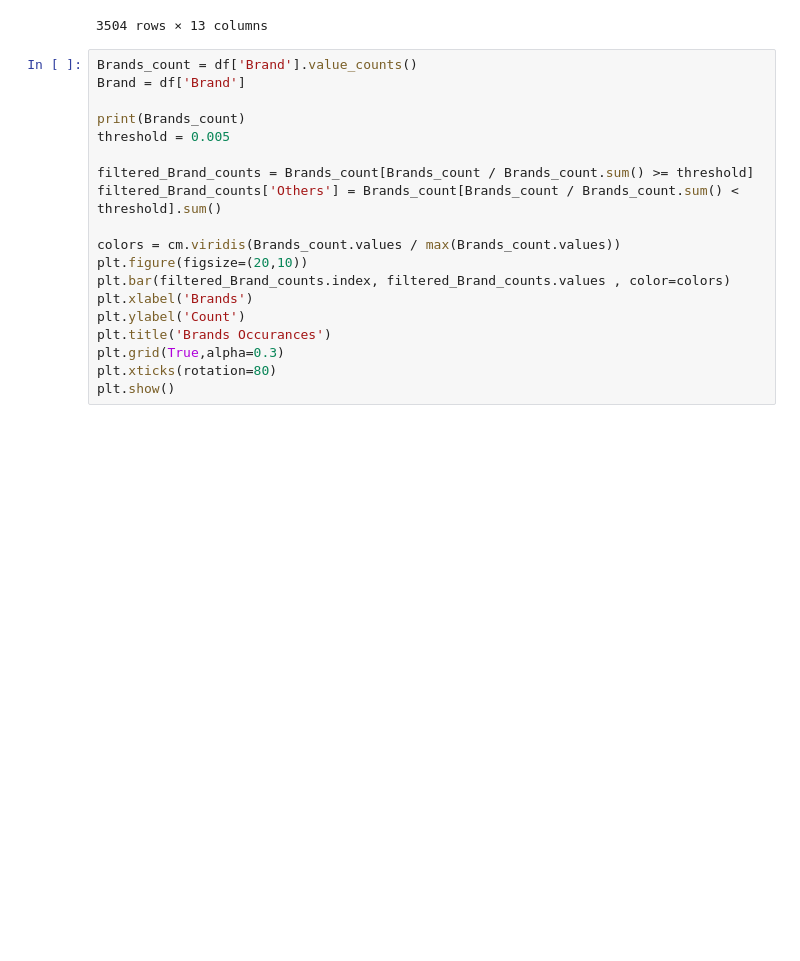
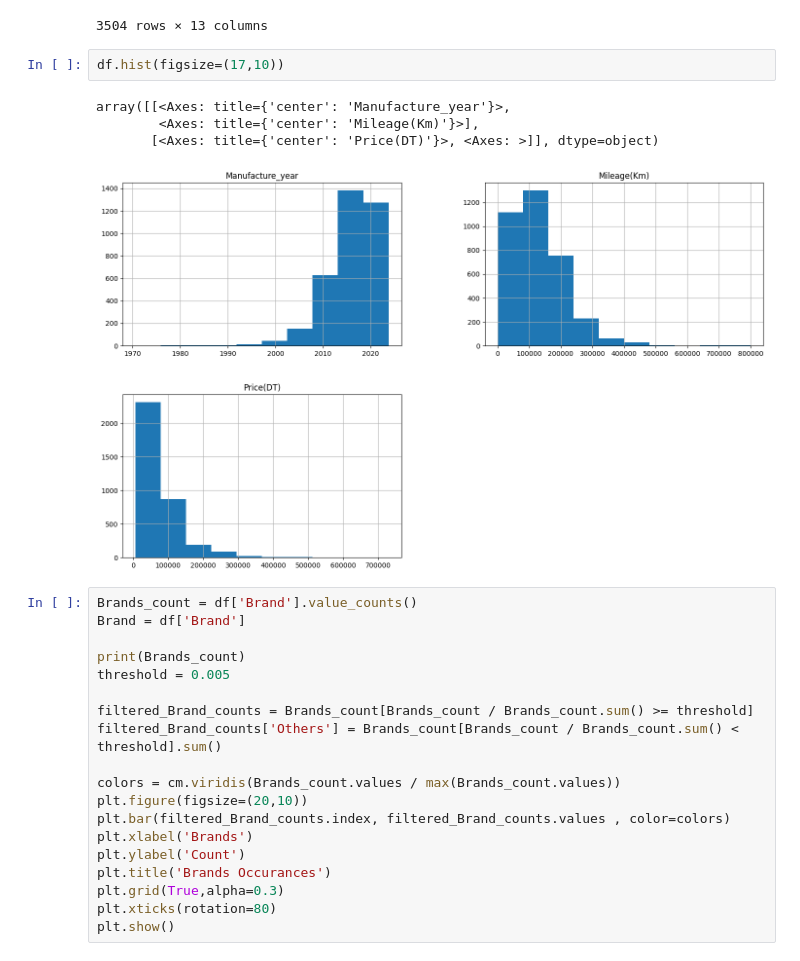
Before and after one commit to SayehOmar/AutoMobileTN_case_study, a Jupyter notebook: Case_study/Case_study.ipynb, the cells around one changed output. Drawn from its saved outputs; the diff is of its cells as text; blank space fills up the shorter version.

```diff
--- a/Case_study/Case_study.ipynb
+++ b/Case_study/Case_study.ipynb
@@ -75,6 +74,13 @@ df
 | 3502 | Fiat | 500 2009 | 2009-08-01 | 175000 | 23000 | Citadine | Essence | 4 ... | Manuelle | ... |
 | 3503 | Nissan | Micra | 2018-06-01 | 49400 | 34500 | Citadine | Essence | 5 ... | Manuelle | ... |
 3504 rows × 13 columns
+# %%
+df.hist(figsize=(17,10))
+# %% [output]
+array([[<Axes: title={'center': 'Manufacture_year'}>,
+        <Axes: title={'center': 'Mileage(Km)'}>],
+       [<Axes: title={'center': 'Price(DT)'}>, <Axes: >]], dtype=object)
+[figure, added]
 # %%
 Brands_count = df['Brand'].value_counts()
 Brand = df['Brand']
```
Also changed, not shown: parts of 7 cells of this notebook.
